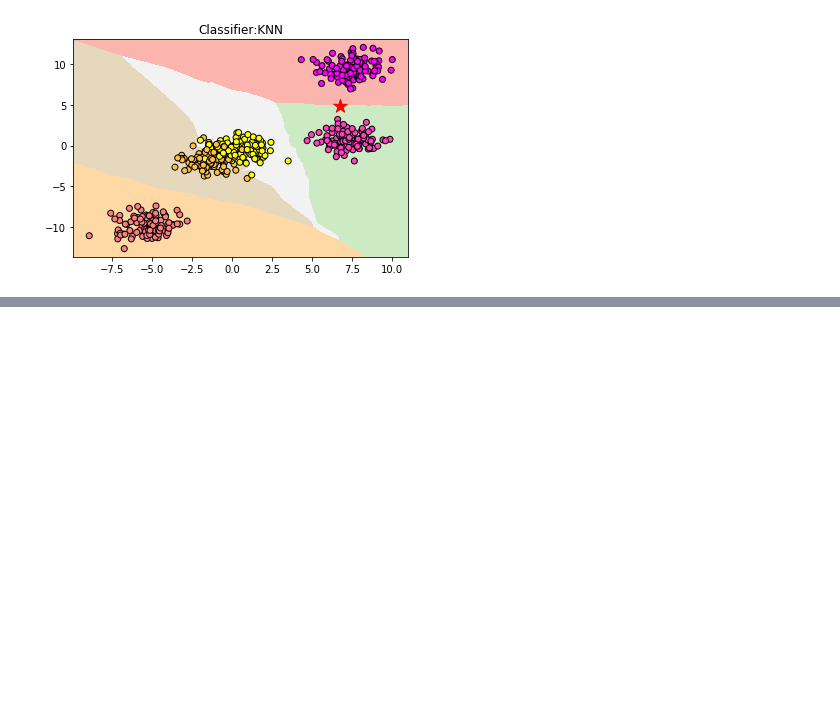
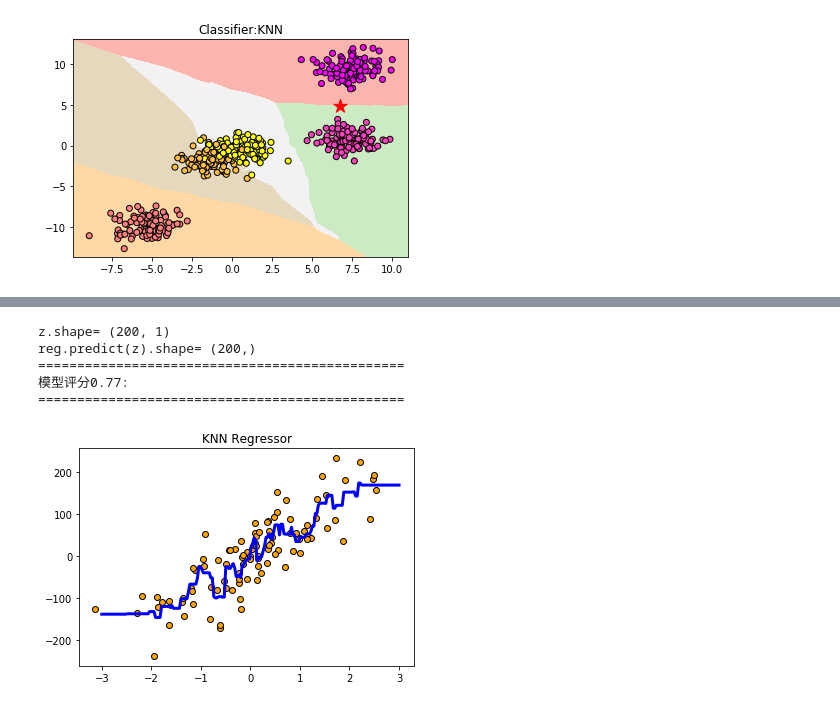
Before and after one commit to liguangpei/testOpenCV, a Jupyter notebook: testOpenCV/深入浅出Python机器学习/ch03_knn.ipynb, the cells around one changed output, grey strips where cells are left out. Saved outputs shown, nothing was run; the diff lists cells and outputs as text; code cells hidden in the pictures; blank space fills up the shorter version.

```diff
--- a/testOpenCV/深入浅出Python机器学习/ch03_knn.ipynb
+++ b/testOpenCV/深入浅出Python机器学习/ch03_knn.ipynb
@@ -115,0 +135,25 @@ print('\n\n\n')
+# %%
+#导入用于回归分析的knn模型
+from sklearn.neighbors import KNeighborsRegressor
+import numpy as np
+reg = KNeighborsRegressor()
+#用knn模型拟合数据
+reg.fit(X, y)
+#把预测结果用图像可视化
+z = np.linspace(-3, 3, 200).reshape(-1, 1)
+print("z.shape=",z.shape)
+print("reg.predict(z).shape=",reg.predict(z).shape)
+plt.scatter(X, y, c='orange', edgecolors='k')
+plt.plot(z, reg.predict(z), c='b', linewidth=3)
+plt.title('KNN Regressor')
+print('===============================================')
+print('模型评分{:.2f}:'.format(reg.score(X,y)))
+print('===============================================')
+plt.show()
+# %% [output]
+z.shape= (200, 1)
+reg.predict(z).shape= (200,)
+===============================================
+模型评分0.77:
+===============================================
+[figure, added]
```
Also changed, not shown: parts of 12 cells of this notebook, 1 other file.
